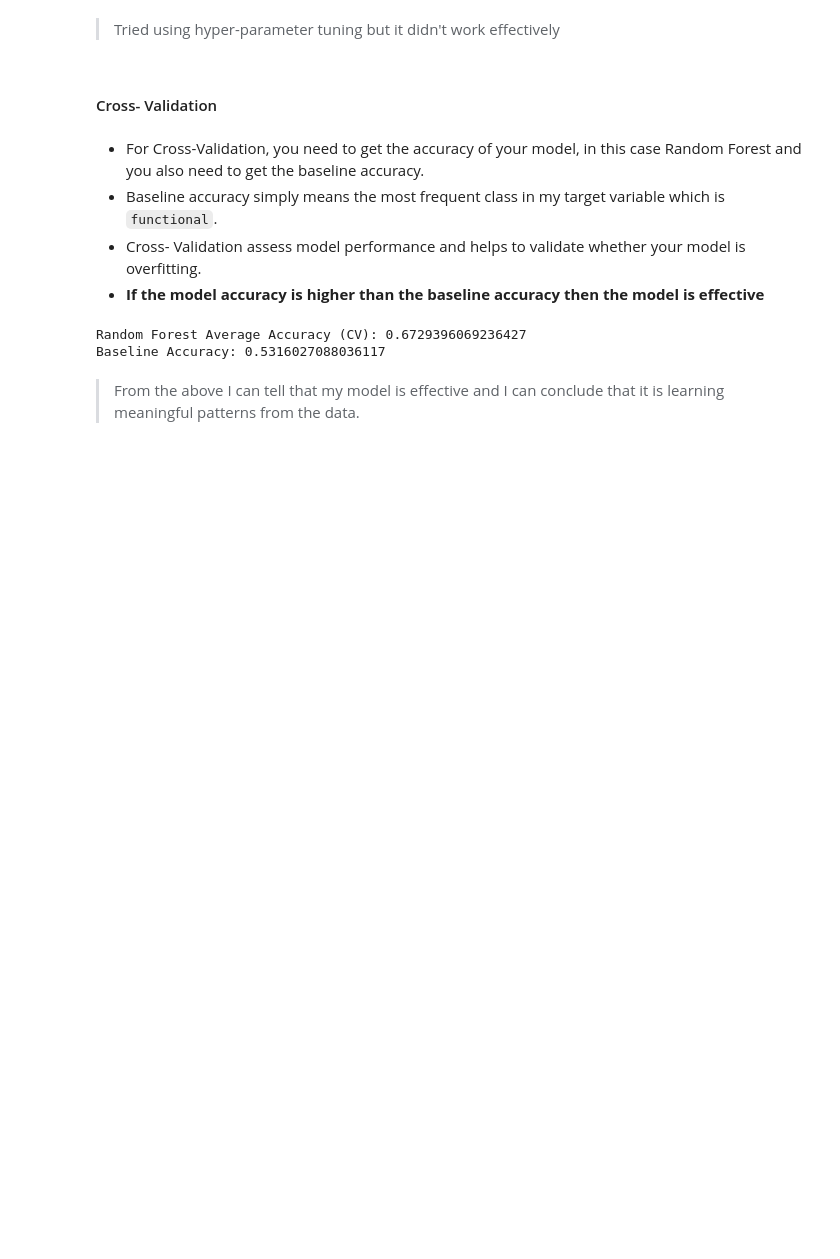
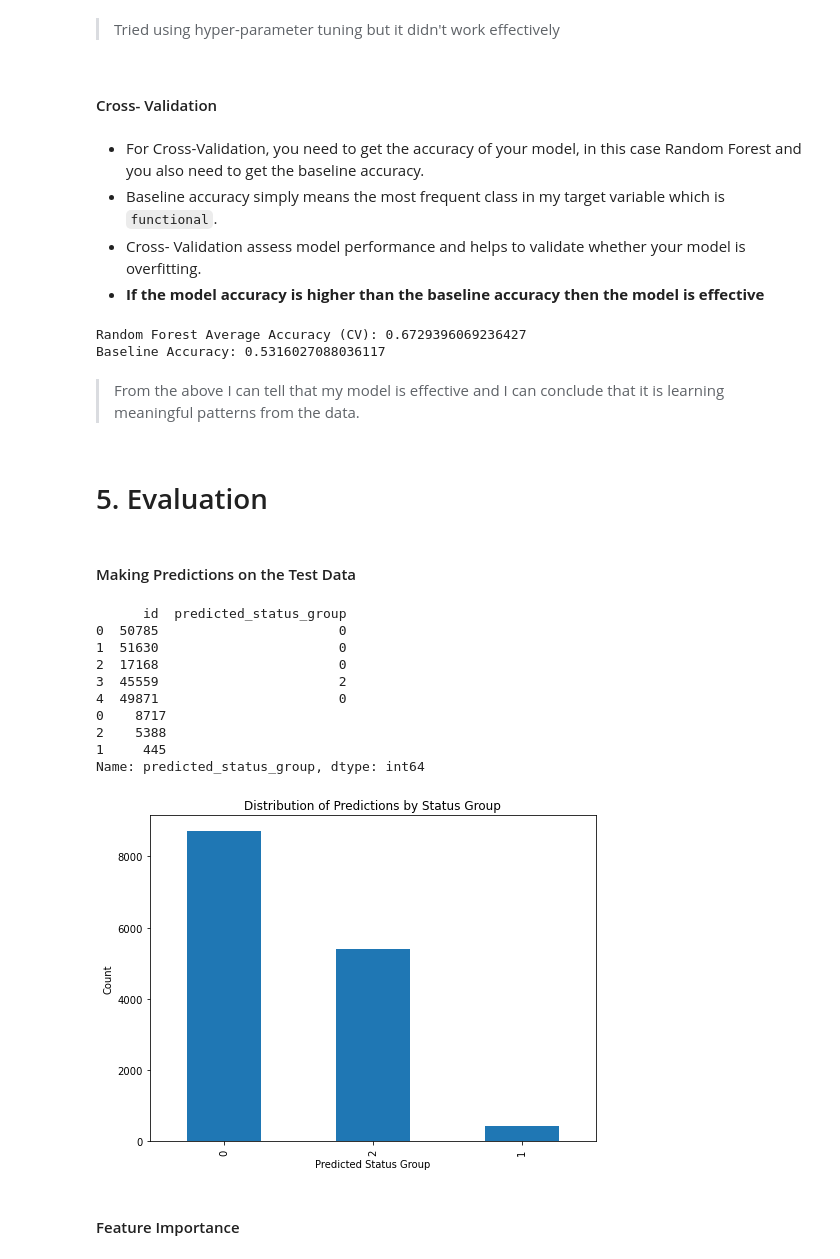
Before and after one commit to Cynthia-Njambi/Moringa-Phase3-Project, a Jupyter notebook: index.ipynb, the cells around one changed output. Saved outputs shown, nothing was run; the diff lists cells and outputs as text; code cells hidden in the pictures; blank space fills up the shorter version.

Commit message:
Modeling -Evaluating Model on Test Data

```diff
--- a/index.ipynb
+++ b/index.ipynb
@@ -1143,3 +1143,47 @@ Random Forest Average Accuracy (CV): 0.6729396069236427
 Baseline Accuracy: 0.5316027088036117
 # %% [markdown]
 > From the above I can tell that my model is effective and I can conclude that it is learning meaningful patterns from the data.
+# %% [markdown]
+# 5. Evaluation
+# %% [markdown]
+#### Making Predictions on the Test Data
+# %%
+# Prepare test features
+X_test = test_data[['funder_encoded', 'installer_encoded', 'scheme_management_encoded', 'permit_encoded', 'permit_missing', 'amount_tsh', 'population']]
+
+# Make predictions
+y_test_pred_rf = rf_model.predict(X_test)
+
+# Convert predictions to a DataFrame
+predictions_df = pd.DataFrame({
+    'id': test_data['id'],  # Ensure the test data contains the 'id' column
+    'predicted_status_group': y_test_pred_rf
+})
+
+# Display the first few rows of predictions
+print(predictions_df.head())
+
+# Check the distribution of predicted classes
+print(predictions_df['predicted_status_group'].value_counts())
+
+# Plot the distribution of predictions
+plt.figure(figsize=(8, 6))
+predictions_df['predicted_status_group'].value_counts().plot(kind='bar')
+plt.xlabel('Predicted Status Group')
+plt.ylabel('Count')
+plt.title('Distribution of Predictions by Status Group')
+plt.show()
+# %% [output]
+      id  predicted_status_group
+0  50785                       0
+1  51630                       0
+2  17168                       0
+3  45559                       2
+4  49871                       0
+0    8717
+2    5388
+1     445
+Name: predicted_status_group, dtype: int64
+[figure, added]
+# %% [markdown]
+#### Feature Importance
```
Also changed, not shown: parts of 1 cell of this notebook.
